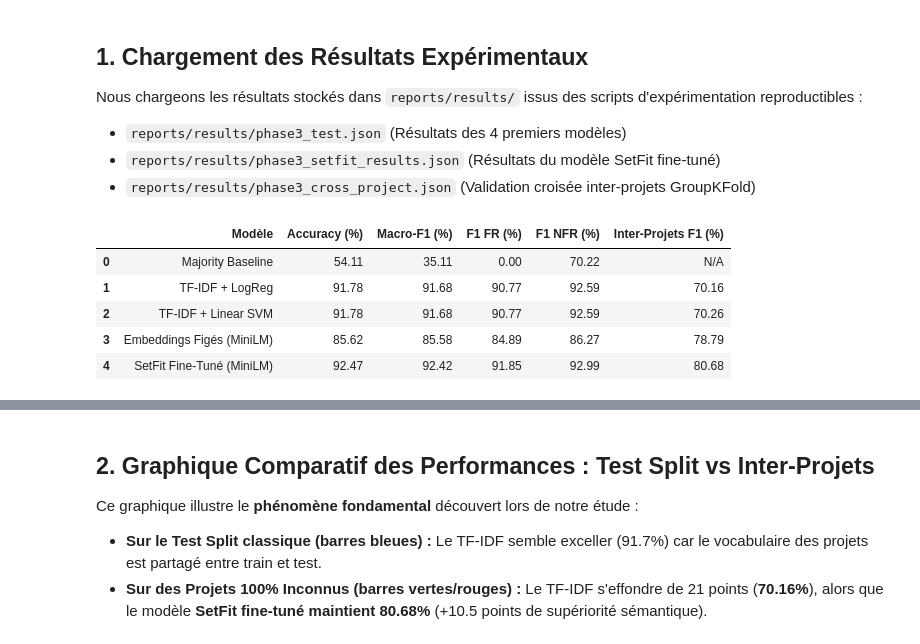
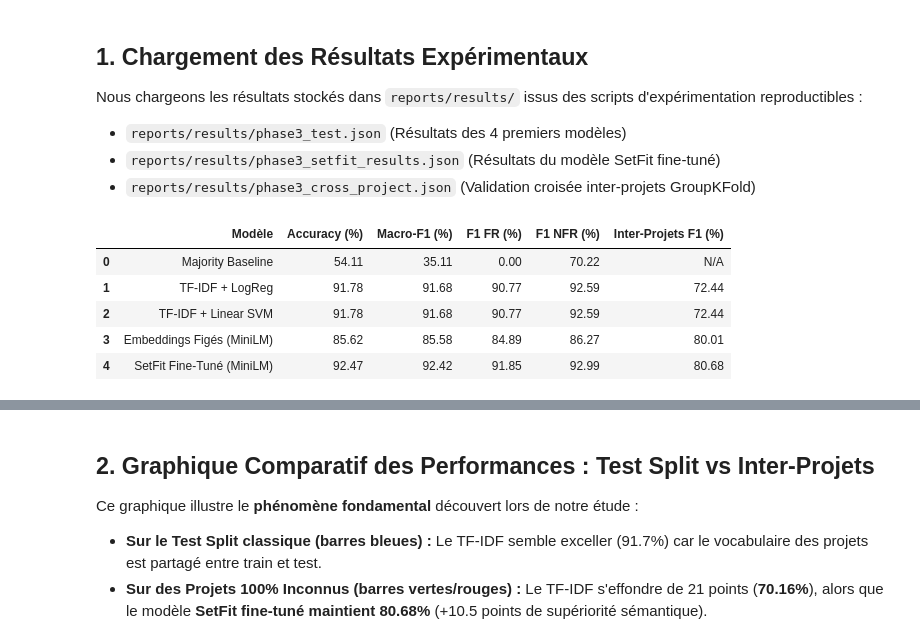
Before and after one commit to ZAKARIAE48CHELLE/reqmind-ai, a Jupyter notebook: models/ReqMind_AI_Model_Benchmark_and_Evaluation.ipynb, the cells around one changed output, grey strips where cells are left out. Saved outputs shown, nothing was run; the diff lists cells and outputs as text; code cells hidden in the pictures.

```diff
--- a/models/ReqMind_AI_Model_Benchmark_and_Evaluation.ipynb
+++ b/models/ReqMind_AI_Model_Benchmark_and_Evaluation.ipynb
@@ -57,7 +70,14 @@ Nous chargeons les résultats stockés dans `reports/results/` issus des scripts
 - `reports/results/phase3_cross_project.json` (Validation croisée inter-projets GroupKFold)
 # %%
 # Chemins vers les rapports de résultats
-BASE_DIR = Path("..") if Path("..").resolve().name == "reqmind-ai" else Path(".")
+# Resolution robuste de la racine du projet (marche depuis models/ ou racine)
+cur = Path('.').resolve()
+if (cur / 'reports').exists():
+    BASE_DIR = cur
+elif (cur.parent / 'reports').exists():
+    BASE_DIR = cur.parent
+else:
+    BASE_DIR = Path.cwd().resolve()
 RESULTS_DIR = BASE_DIR / "reports" / "results"
 
 with open(RESULTS_DIR / "phase3_test.json", "r", encoding="utf-8") as f:
@@ -110,34 +130,34 @@ f1_nfr = [
     setfit_res["test_metrics"]["f1_NFR"] * 100,
 ]
 
 xproj_f1 = [
     np.nan,
     xproj_res["results"]["tfidf_logreg"]["macro_f1_mean"] * 100,
     xproj_res["results"]["tfidf_svm"]["macro_f1_mean"] * 100,
     xproj_res["results"]["embed_logreg"]["macro_f1_mean"] * 100,
     setfit_res["cross_project_groupkfold"]["macro_f1_mean"] * 100,
 ]
 
 df_comparison = pd.DataFrame({
     "Modèle": model_names,
     "Accuracy (%)": test_acc,
     "Macro-F1 (%)": test_f1,
     "F1 FR (%)": f1_fr,
     "F1 NFR (%)": f1_nfr,
     "Inter-Projets F1 (%)": xproj_f1
 })
 
 # Affichage avec mise en forme
 df_styled = df_comparison.style.highlight_max(
     subset=["Accuracy (%)", "Macro-F1 (%)", "F1 FR (%)", "F1 NFR (%)", "Inter-Projets F1 (%)"],
     color="#d4edda"
 ).format(precision=2, na_rep="N/A")
 
 df_styled
 # %% [output]
 |  | Modèle | Accuracy (%) | Macro-F1 (%) | F1 FR (%) | F1 NFR (%) | Inter-Projets F1 (%) |
 | 0 | Majority Baseline | 54.11 | 35.11 | 0.00 | 70.22 | N/A |
-| 1 | TF-IDF + LogReg | 91.78 | 91.68 | 90.77 | 92.59 | 70.16 |
-| 2 | TF-IDF + Linear SVM | 91.78 | 91.68 | 90.77 | 92.59 | 70.26 |
-| 3 | Embeddings Figés (MiniLM) | 85.62 | 85.58 | 84.89 | 86.27 | 78.79 |
+| 1 | TF-IDF + LogReg | 91.78 | 91.68 | 90.77 | 92.59 | 72.44 |
+| 2 | TF-IDF + Linear SVM | 91.78 | 91.68 | 90.77 | 92.59 | 72.44 |
+| 3 | Embeddings Figés (MiniLM) | 85.62 | 85.58 | 84.89 | 86.27 | 80.01 |
 | 4 | SetFit Fine-Tuné (MiniLM) | 92.47 | 92.42 | 91.85 | 92.99 | 80.68 |
```
Also changed, not shown: parts of 6 cells of this notebook, 8 other files.
